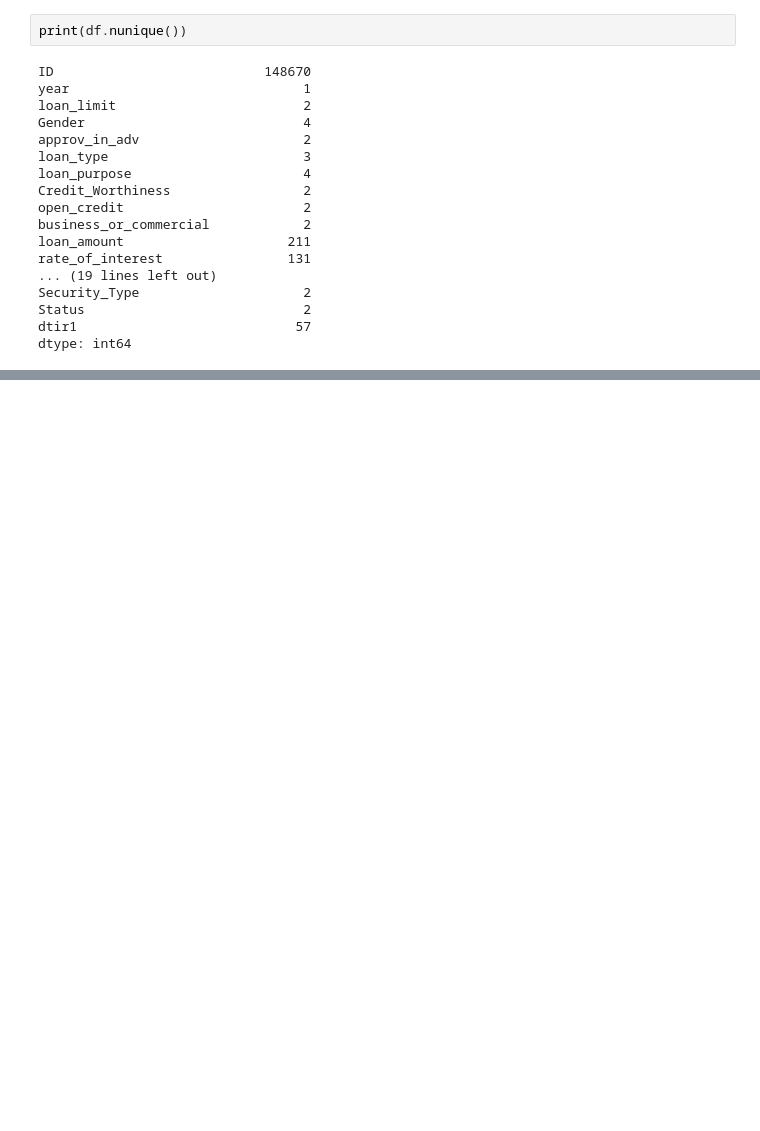
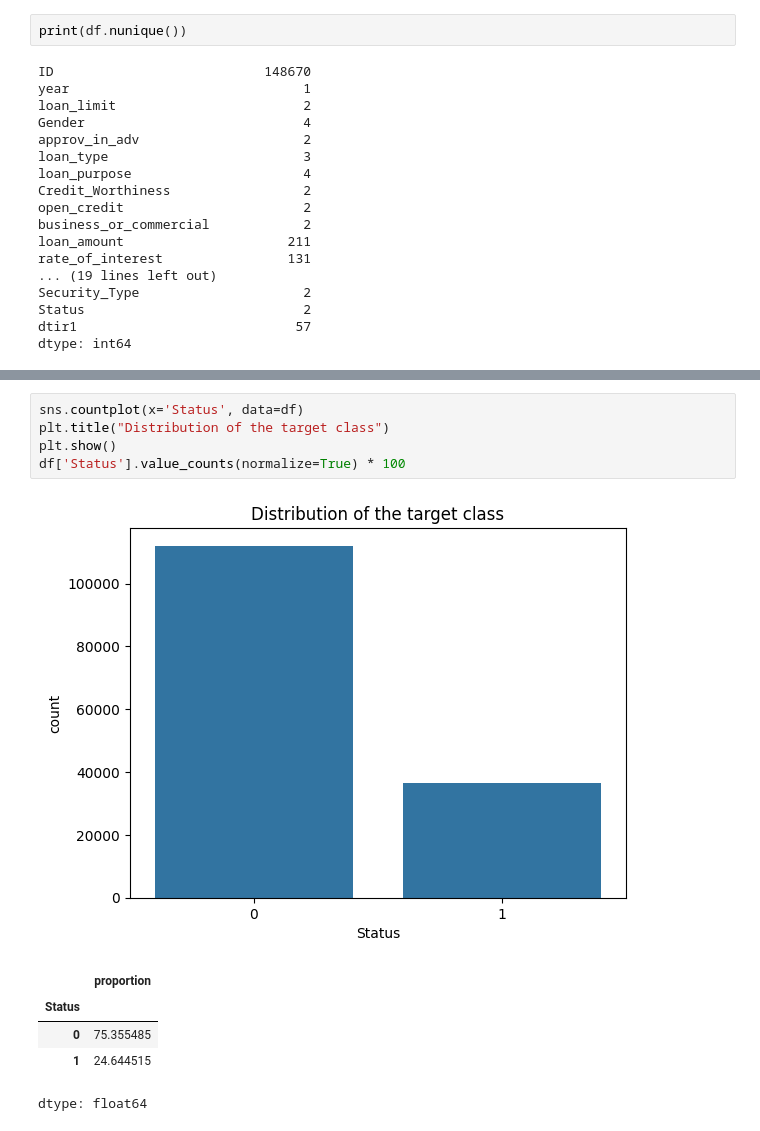
Before and after one commit to angiegh2002/Loan_Default_Detection, a Jupyter notebook: DM&ML.ipynb, the cells around one changed output, grey strips where cells are left out. Saved outputs shown, nothing was run; the diff lists cells and outputs as text; blank space fills up the shorter version.

```diff
--- a/DM&ML.ipynb
+++ b/DM&ML.ipynb
@@ -100,0 +250,12 @@ np.int64(0)
+# %%
+sns.countplot(x='Status', data=df)
+plt.title("Distribution of the target class")
+plt.show()
+df['Status'].value_counts(normalize=True) * 100
+# %% [output]
+[figure, added]
+|  | proportion |
+| Status |  |
+| 0 | 75.355485 |
+| 1 | 24.644515 |
+dtype: float64
```
Also changed, not shown: parts of 30 cells of this notebook.
